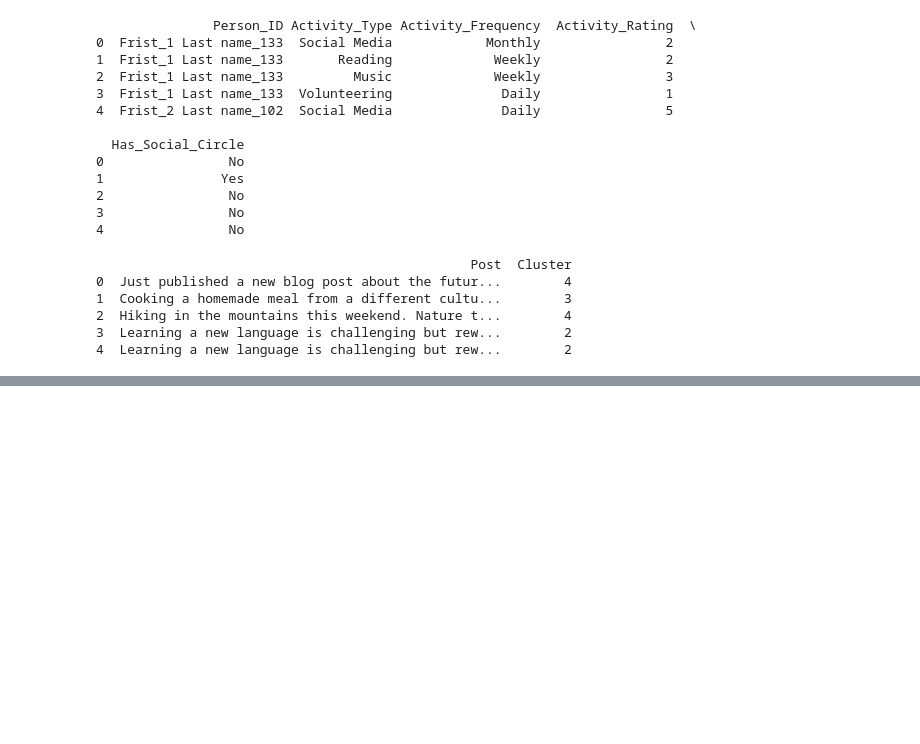
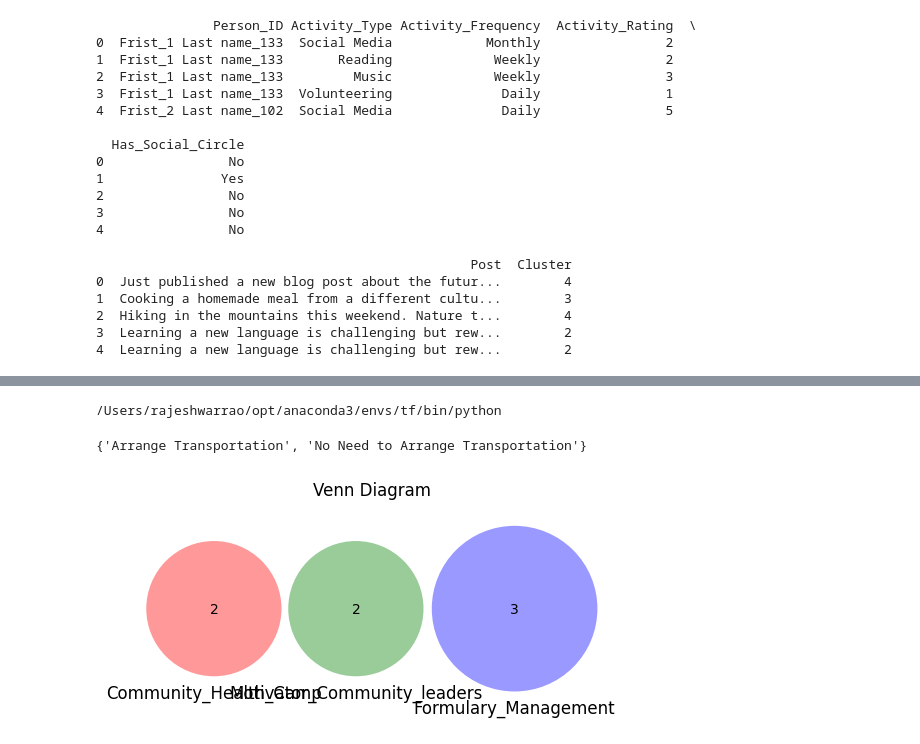
Before and after one commit to rajeshwar11/ML, a Jupyter notebook: scoring3.ipynb, the cells around one changed output, grey strips where cells are left out. Saved outputs shown, nothing was run; the diff lists cells and outputs as text; code cells hidden in the pictures; blank space fills up the shorter version.

```diff
--- a/scoring3.ipynb
+++ b/scoring3.ipynb
@@ -816,0 +1052,21 @@ df.to_excel("clustered_twitter_posts.xlsx", index=False)
+# %%
+def Need_Physical_Assistance(row):
+    vision= row['Visison']
+    other_disability= row['Other disability']
+    status=row['Status (Single/ partner)']
+
+
+    #7) Need Physical Assistance: No partner, Disability
+
+    try:
+        if (vision == "Y" or other_disability == "Y") and status == "Single":
+
+            return "Need Physical Assistance"
+    except:
+        return ""
+        pass
+    else :
+        return "No Need For Need Physical Assistance"
+df=results_df
+df['Need_Physical_Assistance'] = df.apply(Need_Physical_Assistance, axis=1)
+df[df['Need_Physical_Assistance']=="Need Physical Assistance" ]
@@ -816,0 +1098,29 @@ df.to_excel("clustered_twitter_posts.xlsx", index=False)
+# %%
+import sys
+
+print(sys.executable)
+# %% [output]
+/Users/rajeshwarrao/opt/anaconda3/envs/tf/bin/python
+# %%
+import matplotlib.pyplot as plt
+from matplotlib_venn import venn3
+S.N
+community_health_camp_set = set(df['Community_Health_Camp'])
+motivator_community_leaders_set = set(df['Motivator_Community_leaders'])
+formulary_management_set = set(df['Formulary_Management'])
+Arrange_Transportation_set = set(df['Arrange_Transportation'])
+print(Arrange_Transportation_set)
+#Arrange_Home_Visit_set = set(df['Arrange_Home_Visit'])
+#Need_Physical_Assistance_set = set(df['Need_Physical_Assistance'])
+venn = venn3([community_health_camp_set, motivator_community_leaders_set, formulary_management_set],
+             set_labels=('Community_Health_Camp', 'Motivator_Community_leaders', 'Formulary_Management'))
+
+'''venn = venn3([community_health_camp_set, motivator_community_leaders_set, formulary_management_set,Arrange_Transportation_set,Arrange_Home_Visit_set,Need_Physical_Assistance_set],
+             set_labels=('Community_Health_Camp', 'Motivator_Community_leaders', 'Formulary_Management','Arrange_Transportation','Arrange_Home_Visit','Need_Physical_Assistance'))
+'''
+# Display the Venn diagram
+plt.title("Venn Diagram")
+plt.show()
+# %% [output]
+{'Arrange Transportation', 'No Need to Arrange Transportation'}
+[figure, added]
```
Also changed, not shown: parts of 13 cells of this notebook.
